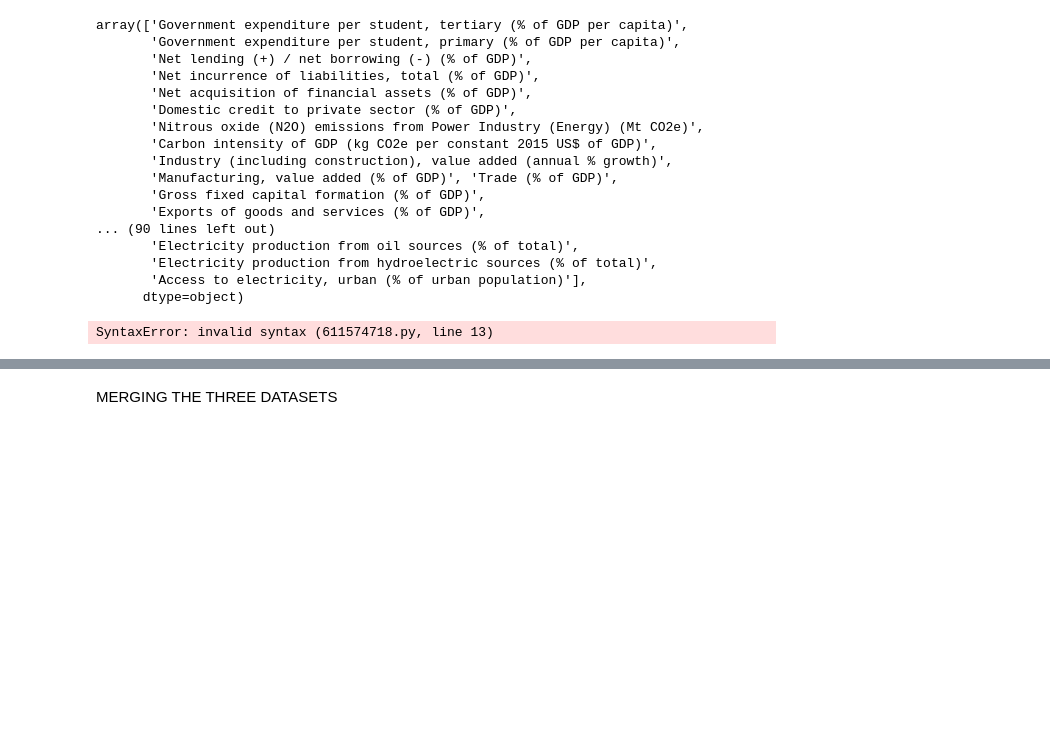
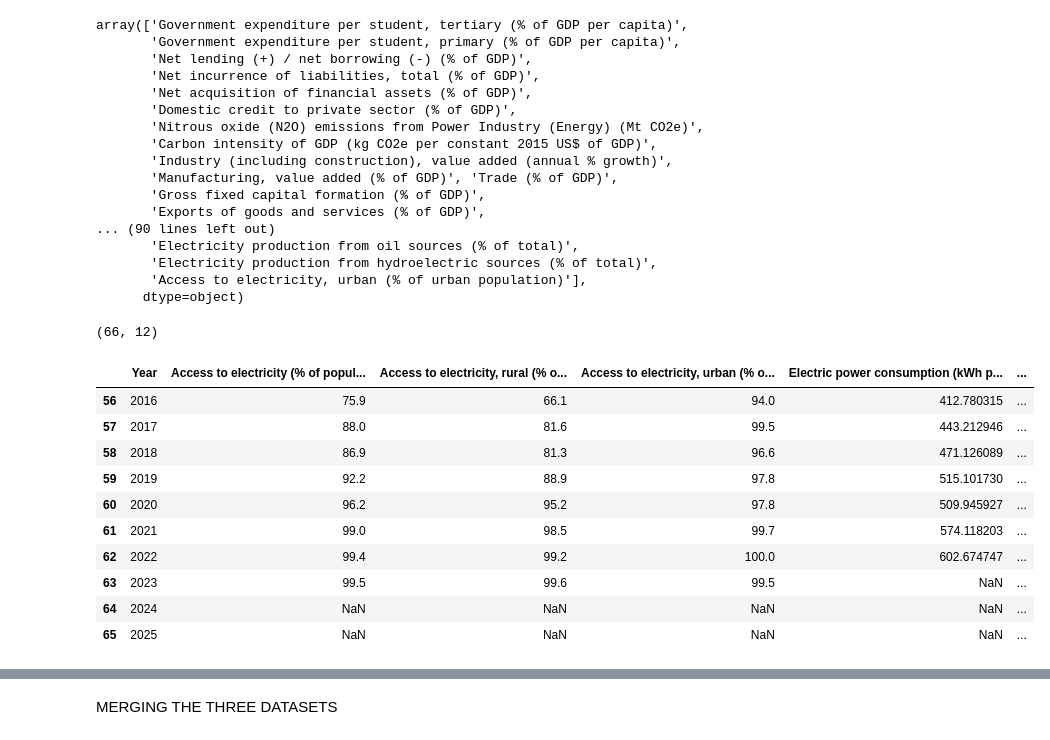
Before and after one commit to Amarjyoti-Chakravorty/PREDICTIVE-PARADOX, a Jupyter notebook: code.ipynb, the cells around one changed output, grey strips where cells are left out. Saved outputs shown, nothing was run; the diff lists cells and outputs as text; code cells hidden in the pictures; blank space fills up the shorter version.

```diff
--- a/code.ipynb
+++ b/code.ipynb
@@ -318,39 +318,50 @@ indicators = [
     'Electricity production from renewable sources, excluding hydroelectric (kWh)',
     'Access to electricity, urban (% of urban population)',
     'Electric power consumption (kWh per capita)',
-    'Electricity production from oil, gas and coal sources (% of total)',
+    'Electricity production from oil, gas and coal sources (% of total)'
 ]
 
 df1= df1[df1['Indicator Name'].isin(indicators)].copy()
 
 df= df1.drop(columns=['Country Name', 'Indicator Code'])
 
 # wide format
 dfm= df.melt(
     id_vars=['Indicator Name'],
     var_name='Year',
     value_name='Value'
 )
 
 #YEAR SHOULD BE AN INTEGER
 dfm['Year'] = pd.to_numeric(dfm['Year'], errors='coerce')
 dfm= dfm.dropna(subset=['Year'])
 dfm['Year'] = dfm['Year'].astype(int)
 
 #COVERTING YEARS INTO COLOUMNS
 df1= dfm.pivot(
     index='Year',
     columns='Indicator Name',
     values='Value'
 ).reset_index()
 #REMOVIE INDICATOR NAME COLUMN
 df1.columns.name = None
 
 
 print(df1.shape)
 display(df1.tail(10))
 # %% [output]
-SyntaxError: invalid syntax (611574718.py, line 13)
+(66, 12)
+|  | Year | Access to electricity (% of popul... | Access to electricity, rural (% o... | Access to electricity, urban (% o... | Electric power consumption (kWh p... | ... |
+| 56 | 2016 | 75.9 | 66.1 | 94.0 | 412.780315 | ... |
+| 57 | 2017 | 88.0 | 81.6 | 99.5 | 443.212946 | ... |
+| 58 | 2018 | 86.9 | 81.3 | 96.6 | 471.126089 | ... |
+| 59 | 2019 | 92.2 | 88.9 | 97.8 | 515.101730 | ... |
+| 60 | 2020 | 96.2 | 95.2 | 97.8 | 509.945927 | ... |
+| 61 | 2021 | 99.0 | 98.5 | 99.7 | 574.118203 | ... |
+| 62 | 2022 | 99.4 | 99.2 | 100.0 | 602.674747 | ... |
+| 63 | 2023 | 99.5 | 99.6 | 99.5 | NaN | ... |
+| 64 | 2024 | NaN | NaN | NaN | NaN | ... |
+| 65 | 2025 | NaN | NaN | NaN | NaN | ... |
 # %%
 
 pd.options.display.float_format = '{:,.2f}'.format
```
Also changed, not shown: parts of 8 cells of this notebook.
